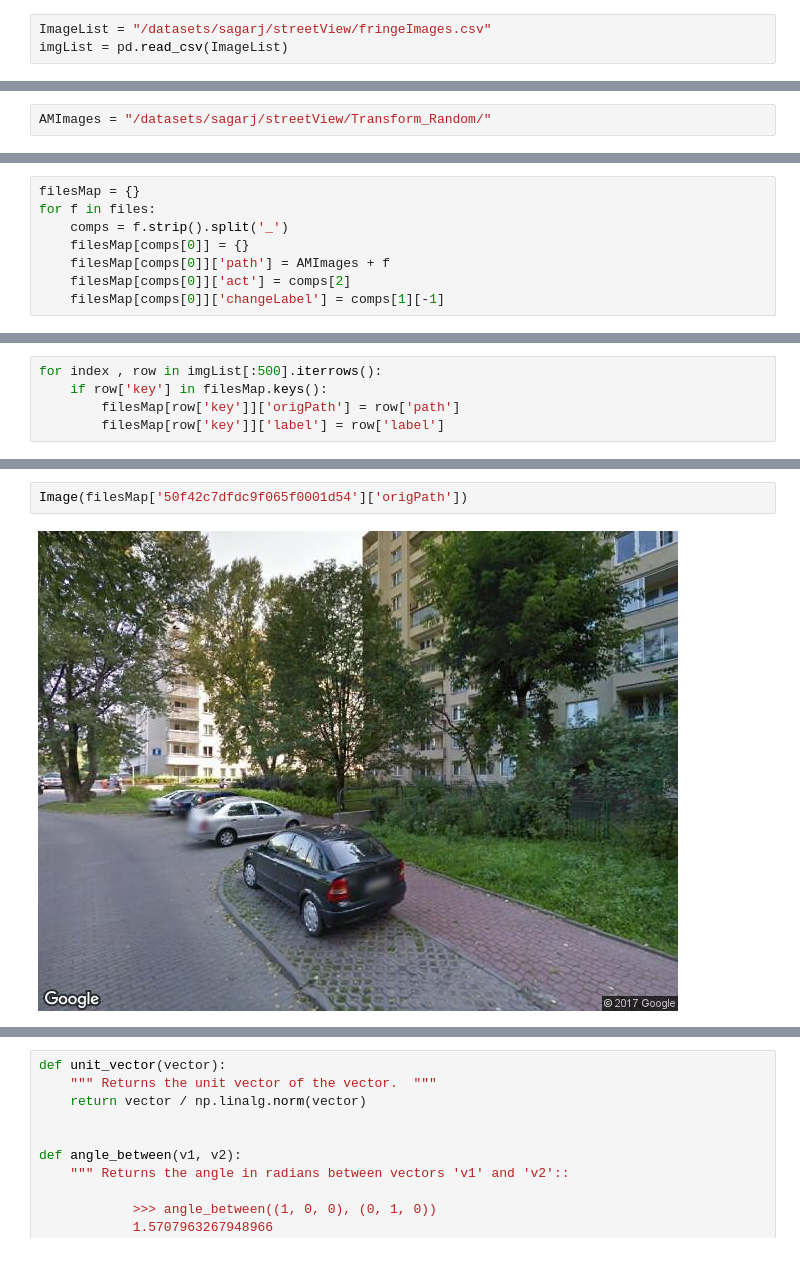
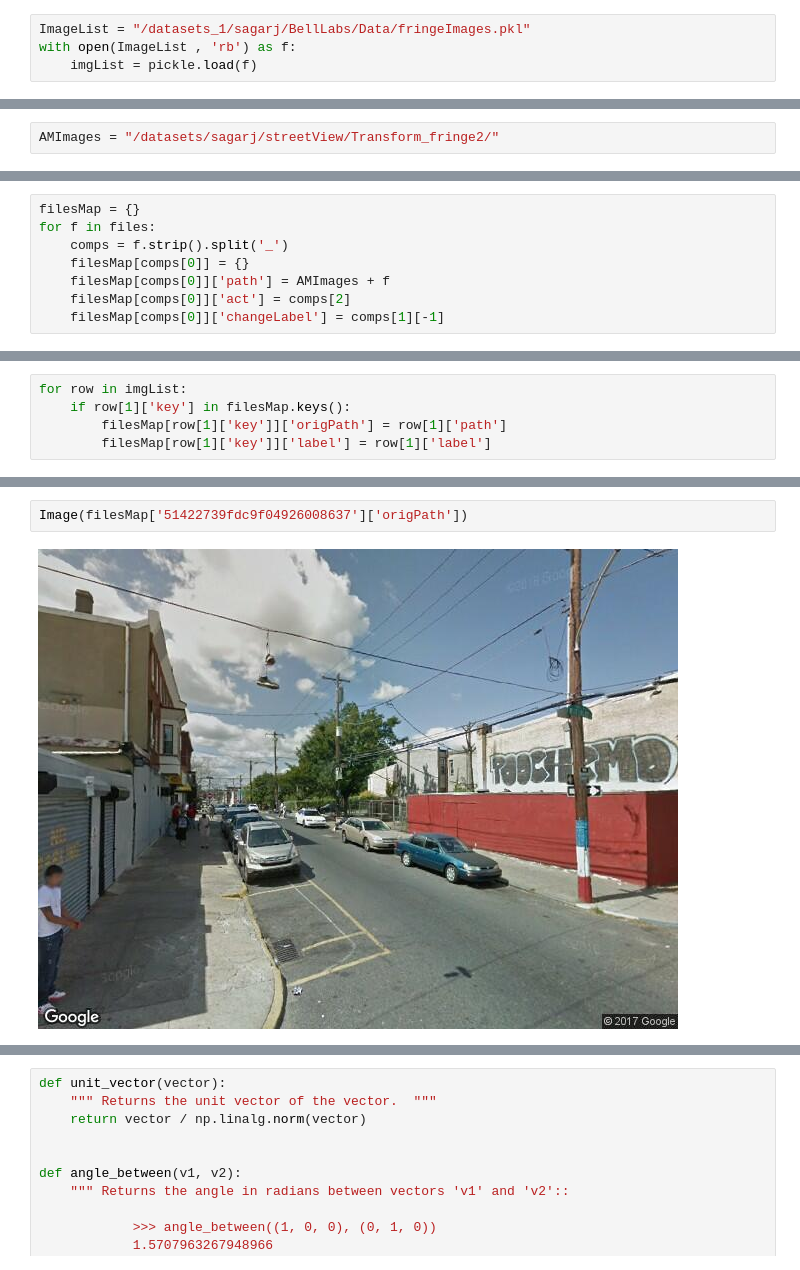
Before and after one commit to sagarjoglekar/ExplainingUrbanEmotions, a Jupyter notebook: notebooks/RetreivalPipeline.ipynb, the cells around one changed output, grey strips where cells are left out. Saved outputs shown, nothing was run; the diff lists cells and outputs as text.

```diff
--- a/notebooks/RetreivalPipeline.ipynb
+++ b/notebooks/RetreivalPipeline.ipynb
@@ -16,6 +16,7 @@ import matplotlib.pyplot as plt
 import scipy.stats
 import pickle
 import collections
-# %%
-ImageList = "/datasets/sagarj/streetView/fringeImages.csv"
-imgList = pd.read_csv(ImageList)
+# %%
+ImageList = "/datasets_1/sagarj/BellLabs/Data/fringeImages.pkl"
+with open(ImageList , 'rb') as f:
+    imgList = pickle.load(f)
@@ -22,4 +31,4 @@ imgList = pd.read_csv(ImageList)
 # %%
-AMImages = "/datasets/sagarj/streetView/Transform_Random/"
+AMImages = "/datasets/sagarj/streetView/Transform_fringe2/"
 # %%
 files = os.listdir(AMImages)
@@ -42,5 +51,5 @@ len(filesMap.keys())
 # %%
-for index , row in imgList[:500].iterrows():
-    if row['key'] in filesMap.keys():
-        filesMap[row['key']]['origPath'] = row['path']
-        filesMap[row['key']]['label'] = row['label']
+for row in imgList:
+    if row[1]['key'] in filesMap.keys():
+        filesMap[row[1]['key']]['origPath'] = row[1]['path']
+        filesMap[row[1]['key']]['label'] = row[1]['label']
@@ -49,4 +64,4 @@ for index , row in imgList[:500].iterrows():
 # %%
-Image(filesMap['50f42c7dfdc9f065f0001d54']['origPath'])
+Image(filesMap['51422739fdc9f04926008637']['origPath'])
 # %% [output]
-[figure, old version]
+[figure, new version]
```
Also changed, not shown: parts of 79 cells of this notebook, 2 other files.
